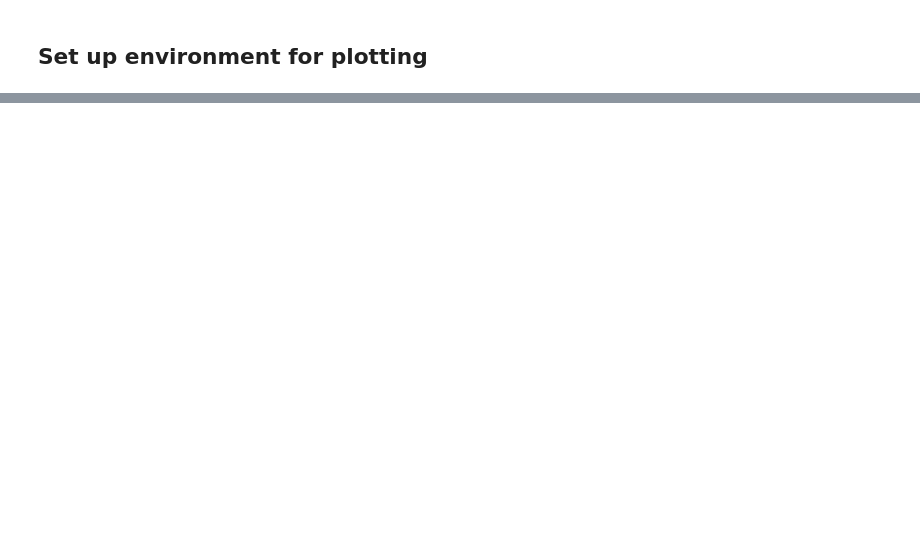
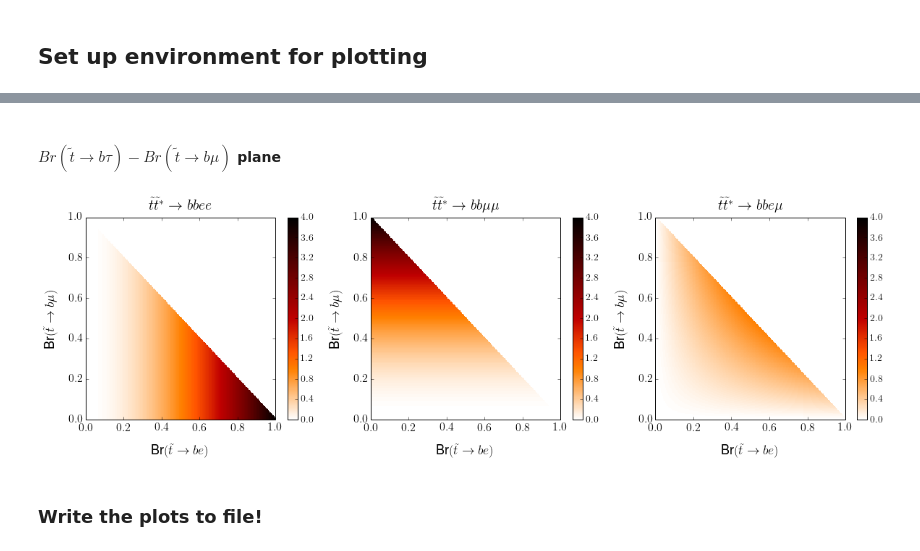
Before and after one commit to bdjackson/BMinusLSmallStudies, a Jupyter notebook: ScaleFlavorChannels/ScaleFlavorChannels.ipynb, the cells around one changed output, grey strips where cells are left out. Drawn from its saved outputs; the diff is of its cells as text; code cells hidden in the pictures; blank space fills up the shorter version.

```diff
--- a/ScaleFlavorChannels/ScaleFlavorChannels.ipynb
+++ b/ScaleFlavorChannels/ScaleFlavorChannels.ipynb
@@ -208,0 +278,21 @@ fig.savefig('scale_factors.pdf', bbox_inches='tight', format='pdf')
+# %% [markdown]
+#### $Br(\tilde{t} \rightarrow b\tau)-Br(\tilde{t} \rightarrow b\mu)$ plane
+# %%
+title_list_xe_ym = ['$\\tilde{t}\\tilde{t}^{*} \\rightarrow bbee$',
+                    '$\\tilde{t}\\tilde{t}^{*} \\rightarrow bb\mu\mu$',
+                    '$\\tilde{t}\\tilde{t}^{*} \\rightarrow bbe\mu$']
+
+fig_sf_xe_ym, axes_sf_xe_ym = drawBranchingRatioPlane(x_grid = x_bf_xe_ym,
+                                                      y_grid = y_bf_xe_ym,
+                                                      z_grid_list = [z_sf_xe_ym_ee,
+                                                                     z_sf_xe_ym_mm,
+                                                                     z_sf_xe_ym_em],
+                                                      title_list = title_list_xe_ym,
+                                                      xlabel = 'Br$(\\tilde{t} \\rightarrow be)$',
+                                                      ylabel = 'Br$(\\tilde{t} \\rightarrow b\mu)$',
+                                                      vmin = 0,
+                                                      vmax = 4.)
+# %% [output]
+[figure, added]
+# %% [markdown]
+### Write the plots to file!
```
Also changed, not shown: parts of 55 cells of this notebook.
